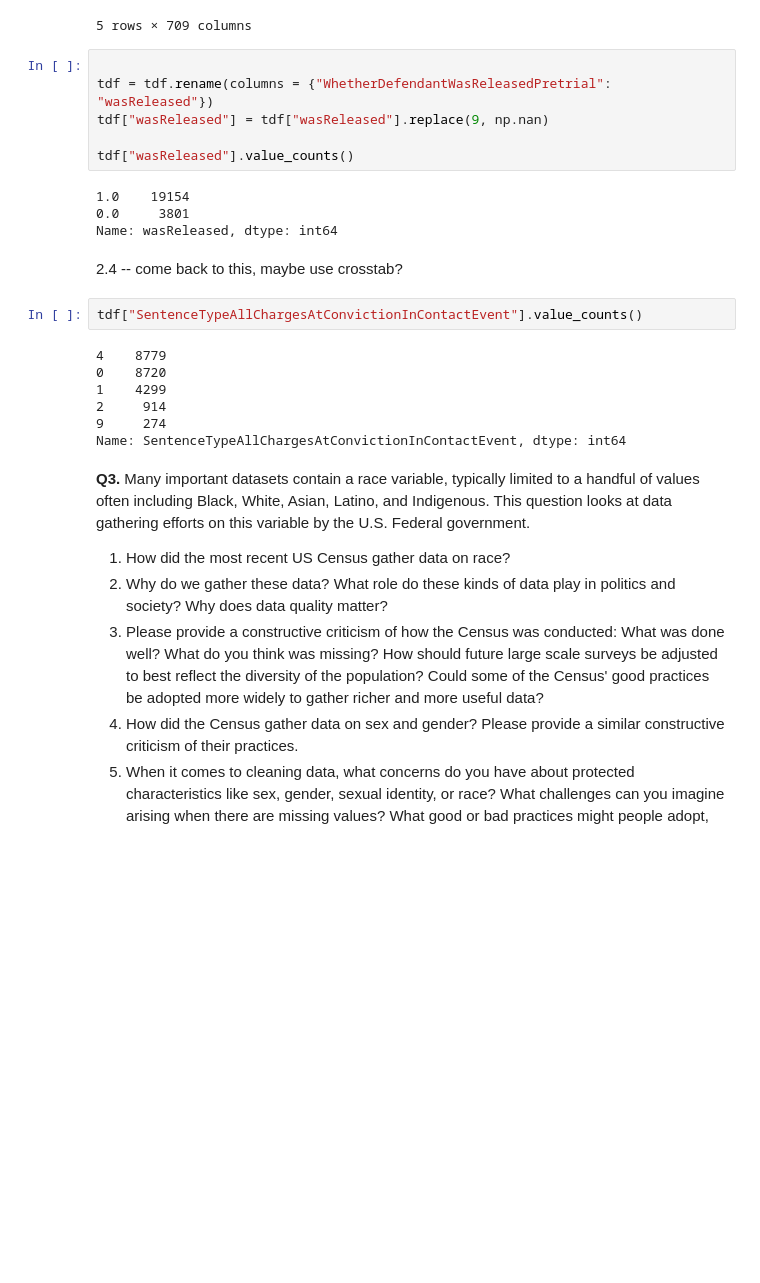
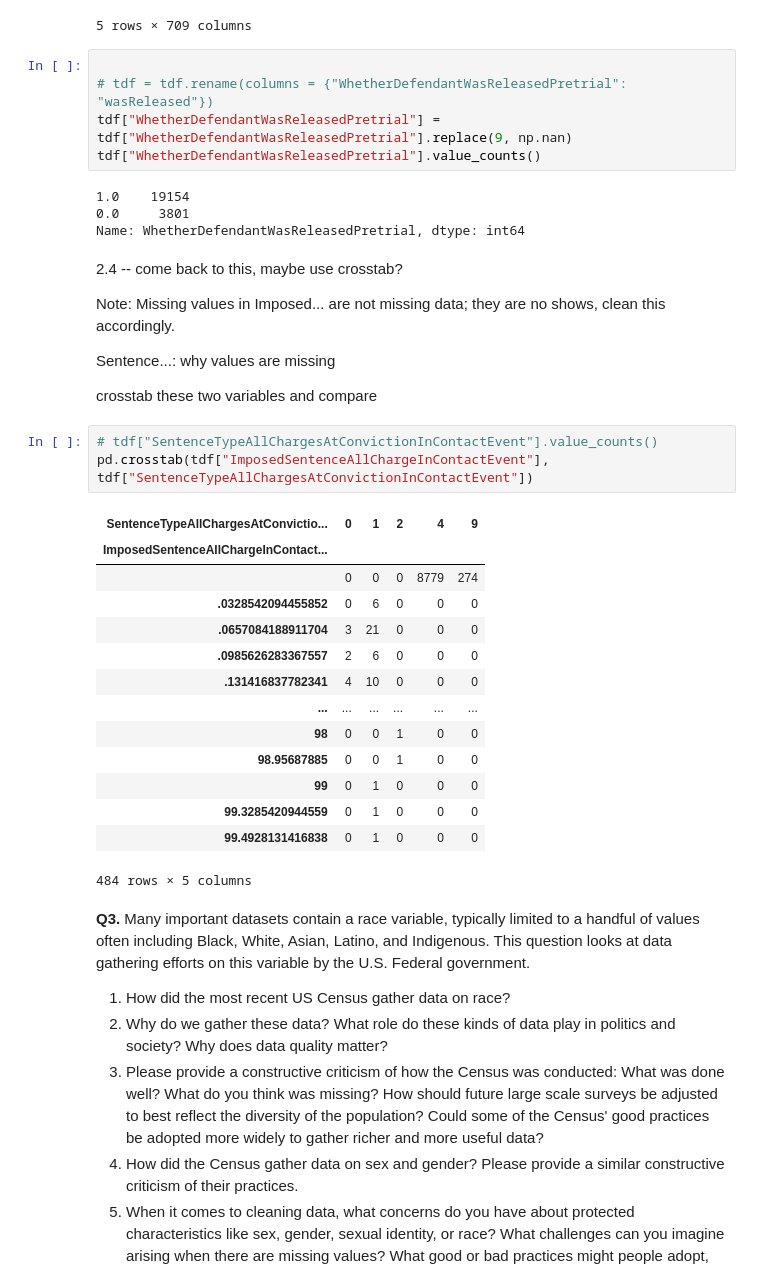
Before and after one commit to kelseymatsik/wrangling, a Jupyter notebook: assignment/assignment.ipynb, the cells around one changed output. Drawn from its saved outputs; the diff is of its cells as text; blank space fills up the shorter version.

```diff
--- a/assignment/assignment.ipynb
+++ b/assignment/assignment.ipynb
@@ -121,25 +121,39 @@ tdf.head()
 5 rows × 709 columns
 # %%
 
-tdf = tdf.rename(columns = {"WhetherDefendantWasReleasedPretrial": "wasReleased"})
-tdf["wasReleased"] = tdf["wasReleased"].replace(9, np.nan)
-
-tdf["wasReleased"].value_counts()
+# tdf = tdf.rename(columns = {"WhetherDefendantWasReleasedPretrial": "wasReleased"})
+tdf["WhetherDefendantWasReleasedPretrial"] = tdf["WhetherDefendantWasReleasedPretrial"].replace(9, np.nan)
+tdf["WhetherDefendantWasReleasedPretrial"].value_counts()
 # %% [output]
 1.0    19154
 0.0     3801
-Name: wasReleased, dtype: int64
+Name: WhetherDefendantWasReleasedPretrial, dtype: int64
 # %% [markdown]
 2.4 -- come back to this, maybe use crosstab?
+
+Note: Missing values in Imposed... are not missing data; they are no shows, clean this accordingly.
+
+Sentence...: why values are missing
+
+crosstab these two variables and compare
 # %%
-tdf["SentenceTypeAllChargesAtConvictionInContactEvent"].value_counts()
+# tdf["SentenceTypeAllChargesAtConvictionInContactEvent"].value_counts()
+pd.crosstab(tdf["ImposedSentenceAllChargeInContactEvent"], tdf["SentenceTypeAllChargesAtConvictionInContactEvent"])
 # %% [output]
+| SentenceTypeAllChargesAtConvictio... | 0 | 1 | 2 | 4 | 9 |
+| ImposedSentenceAllChargeInContact... |  |  |  |  |  |
+|  | 0 | 0 | 0 | 8779 | 274 |
+| .0328542094455852 | 0 | 6 | 0 | 0 | 0 |
+| .0657084188911704 | 3 | 21 | 0 | 0 | 0 |
+| .0985626283367557 | 2 | 6 | 0 | 0 | 0 |
+| .131416837782341 | 4 | 10 | 0 | 0 | 0 |
+| ... | ... | ... | ... | ... | ... |
+| 98 | 0 | 0 | 1 | 0 | 0 |
+| 98.95687885 | 0 | 0 | 1 | 0 | 0 |
+| 99 | 0 | 1 | 0 | 0 | 0 |
+| 99.3285420944559 | 0 | 1 | 0 | 0 | 0 |
+| 99.4928131416838 | 0 | 1 | 0 | 0 | 0 |
-4    8779
-0    8720
-1    4299
-2     914
-9     274
-Name: SentenceTypeAllChargesAtConvictionInContactEvent, dtype: int64
+484 rows × 5 columns
 # %% [markdown]
 **Q3.** Many important datasets contain a race variable, typically limited to a handful of values often including Black, White, Asian, Latino, and Indigenous. This question looks at data gathering efforts on this variable by the U.S. Federal government.
 
```
